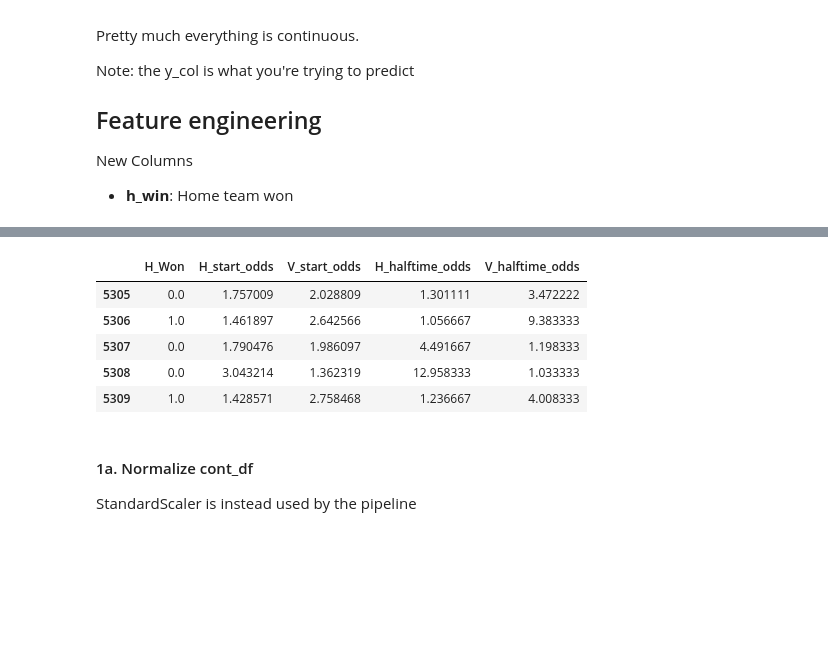
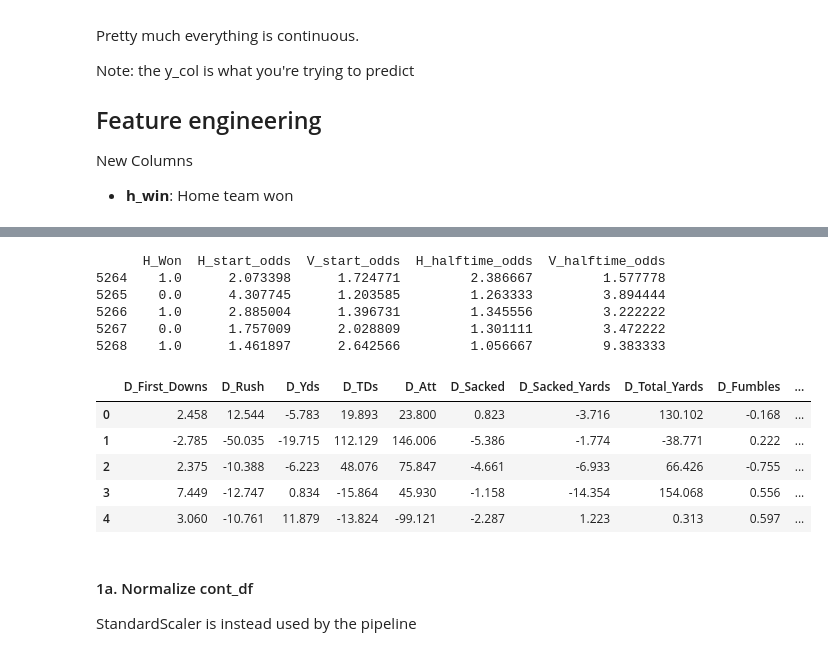
Before and after one commit to forbesjon2/NFL, a Jupyter notebook: NFL_ANN.ipynb, the cells around one changed output, grey strips where cells are left out. Saved outputs shown, nothing was run; the diff lists cells and outputs as text; code cells hidden in the pictures; blank space fills up the shorter version.

```diff
--- a/NFL_ANN.ipynb
+++ b/NFL_ANN.ipynb
@@ -180,12 +188,19 @@ print(perf_y_df.tail())
 # %%
-perf_y_df[:5]
+print(perf_y_df[:5])
+cont_df[:5]
 # %% [output]
+      H_Won  H_start_odds  V_start_odds  H_halftime_odds  V_halftime_odds
+5264    1.0      2.073398      1.724771         2.386667         1.577778
+5265    0.0      4.307745      1.203585         1.263333         3.894444
+5266    1.0      2.885004      1.396731         1.345556         3.222222
+5267    0.0      1.757009      2.028809         1.301111         3.472222
+5268    1.0      1.461897      2.642566         1.056667         9.383333
-|  | H_Won | H_start_odds | V_start_odds | H_halftime_odds | V_halftime_odds |
-| 5305 | 0.0 | 1.757009 | 2.028809 | 1.301111 | 3.472222 |
-| 5306 | 1.0 | 1.461897 | 2.642566 | 1.056667 | 9.383333 |
-| 5307 | 0.0 | 1.790476 | 1.986097 | 4.491667 | 1.198333 |
-| 5308 | 0.0 | 3.043214 | 1.362319 | 12.958333 | 1.033333 |
-| 5309 | 1.0 | 1.428571 | 2.758468 | 1.236667 | 4.008333 |
+|  | D_First_Downs | D_Rush | D_Yds | D_TDs | D_Att | D_Sacked | D_Sacked_Yards | D_Total_Yards | D_Fumbles | ... |
+| 0 | 2.458 | 12.544 | -5.783 | 19.893 | 23.800 | 0.823 | -3.716 | 130.102 | -0.168 | ... |
+| 1 | -2.785 | -50.035 | -19.715 | 112.129 | 146.006 | -5.386 | -1.774 | -38.771 | 0.222 | ... |
+| 2 | 2.375 | -10.388 | -6.223 | 48.076 | 75.847 | -4.661 | -6.933 | 66.426 | -0.755 | ... |
+| 3 | 7.449 | -12.747 | 0.834 | -15.864 | 45.930 | -1.158 | -14.354 | 154.068 | 0.556 | ... |
+| 4 | 3.060 | -10.761 | 11.879 | -13.824 | -99.121 | -2.287 | 1.223 | 0.313 | 0.597 | ... |
 # %% [markdown]
 #### 1a. Normalize cont_df
 StandardScaler is instead used by the pipeline
```
Also changed, not shown: parts of 19 cells of this notebook, 4 other files.
